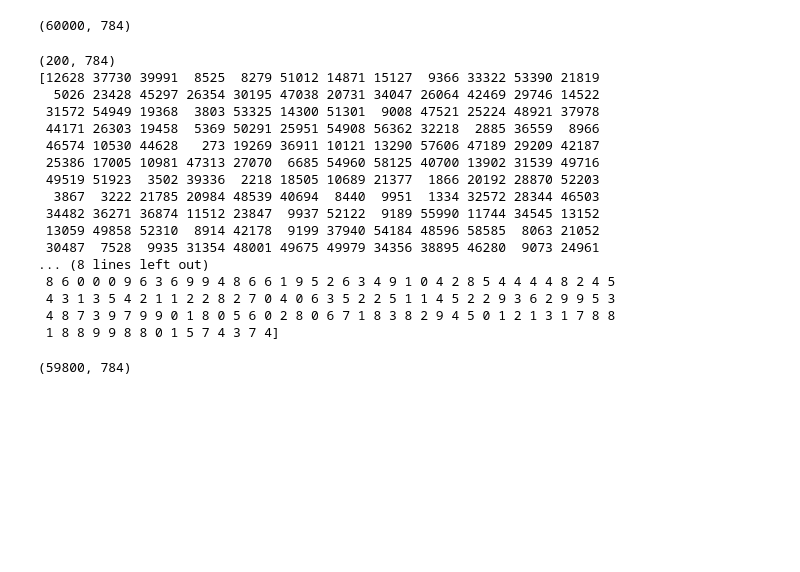
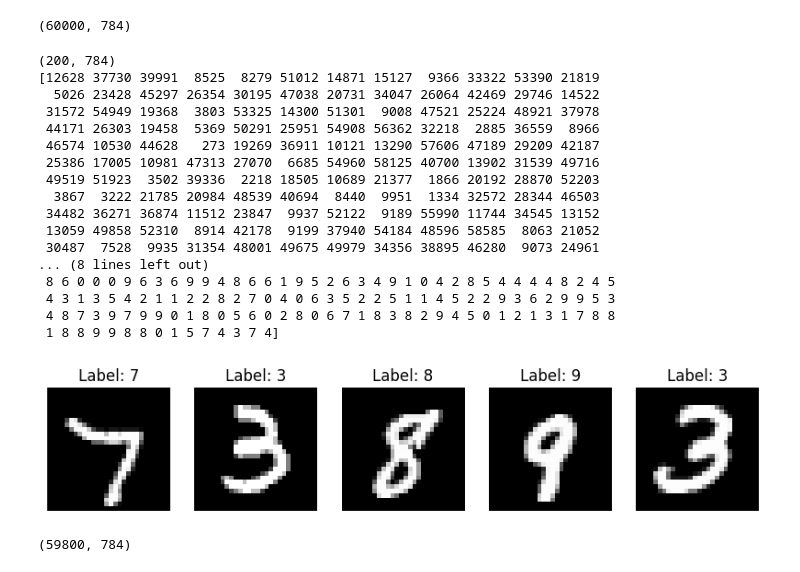
Before and after one commit to Praanshu101/Active_Learning, a Jupyter notebook: Lab4.ipynb, the cells around one changed output. Drawn from its saved outputs; the diff is of its cells as text; code cells hidden in the pictures; blank space fills up the shorter version.

```diff
--- a/Lab4.ipynb
+++ b/Lab4.ipynb
@@ -63,33 +63,41 @@ initial_idx = np.random.choice(range(len(X_train)), size=n_initial, replace=Fals
 # Display the shape of the initially labeled samples
 X_initial = X_train[initial_idx]
 print(X_initial.shape)
 
 # Display the indices of the initially labeled samples
 print(initial_idx)
 
 # Display labels of the initially labeled samples from the training set
 y_initial = np.zeros(n_initial, dtype=int)
 for i in range(n_initial):
     y_initial[i] = mnist["train"]["label"][initial_idx[i]]
 print(y_initial)
+
+# Display the first 5 images from the initially labeled dataset with their labels
+fig, axs = plt.subplots(1, 5, figsize=(10, 2))
+for i in range(5):
+    axs[i].imshow(X_initial[i].reshape(28, 28), cmap='gray')
+    axs[i].set_title(f'Label: {y_initial[i]}')
+    axs[i].axis('off')
 # %% [output]
 (200, 784)
 [12628 37730 39991  8525  8279 51012 14871 15127  9366 33322 53390 21819
   5026 23428 45297 26354 30195 47038 20731 34047 26064 42469 29746 14522
  31572 54949 19368  3803 53325 14300 51301  9008 47521 25224 48921 37978
  44171 26303 19458  5369 50291 25951 54908 56362 32218  2885 36559  8966
  46574 10530 44628   273 19269 36911 10121 13290 57606 47189 29209 42187
  25386 17005 10981 47313 27070  6685 54960 58125 40700 13902 31539 49716
  49519 51923  3502 39336  2218 18505 10689 21377  1866 20192 28870 52203
   3867  3222 21785 20984 48539 40694  8440  9951  1334 32572 28344 46503
  34482 36271 36874 11512 23847  9937 52122  9189 55990 11744 34545 13152
  13059 49858 52310  8914 42178  9199 37940 54184 48596 58585  8063 21052
  30487  7528  9935 31354 48001 49675 49979 34356 38895 46280  9073 24961
 ... (8 lines left out)
  8 6 0 0 0 9 6 3 6 9 9 4 8 6 6 1 9 5 2 6 3 4 9 1 0 4 2 8 5 4 4 4 4 8 2 4 5
  4 3 1 3 5 4 2 1 1 2 2 8 2 7 0 4 0 6 3 5 2 2 5 1 1 4 5 2 2 9 3 6 2 9 9 5 3
  4 8 7 3 9 7 9 9 0 1 8 0 5 6 0 2 8 0 6 7 1 8 3 8 2 9 4 5 0 1 2 1 3 1 7 8 8
  1 8 8 9 9 8 8 0 1 5 7 4 3 7 4]
+[figure, added]
 # %%
 # Generate an "Unlabeled Pool," the Initial Dataset excluding 200 samples.
 
```
Also changed, not shown: parts of 3 cells of this notebook.
